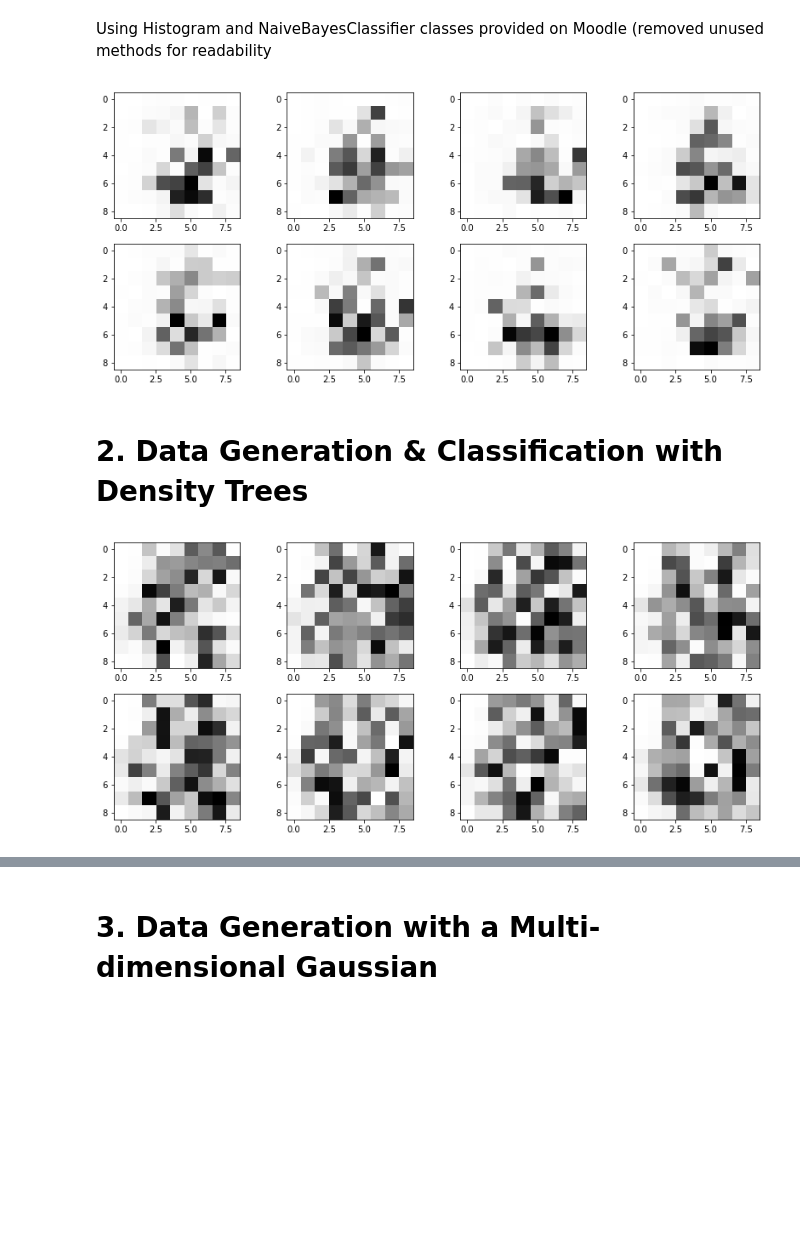
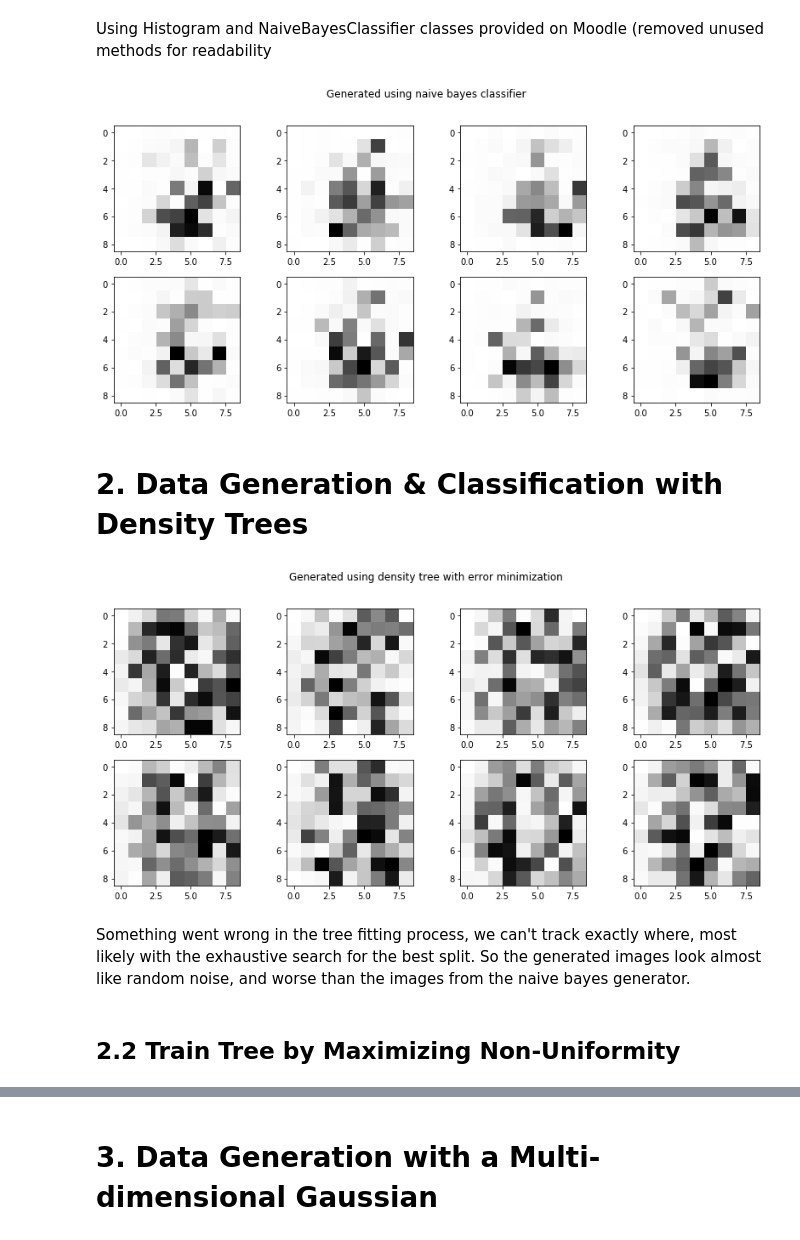
Before and after one commit to Simske/ML, a Jupyter notebook: ex04/generative-models.ipynb, the cells around one changed output, grey strips where cells are left out. Cells and saved outputs as stored; diff of their text form; code cells hidden in the pictures; blank space fills up the shorter version.

Commit message:
ex04 finished, but density trees still don't work

```diff
--- a/ex04/generative-models.ipynb
+++ b/ex04/generative-models.ipynb
@@ -12,7 +13,10 @@ with h5py.File('digits.h5')as f:
     images = f['images'].value
     labels = f['labels'].value
 
+def pic_reshape(images):
+    s = images.shape
+    return images.reshape(s[0], s[1] * s[2])
 # normalize data
-images = images/np.max(images)
+images = pic_reshape(images)/np.max(images)
 print(images.shape)
 # %% [output]
@@ -24,7 +28,6 @@ digit = 6
 # %%
 mask = labels == digit
 x = images[mask]
-x = x.reshape(x.shape[0], x.shape[1] * x.shape[2])
 y = labels[mask]
 # %% [markdown]
 Plot of random images from digit dataset
@@ -122,9 +126,10 @@ def sample_naive_bayes(nb, digit):
     return image.reshape(9,9)
 # %%
 fig, axes = plt.subplots(2, 4, figsize=(14, 6))
+fig.suptitle("Generated using naive bayes classifier")
 for ax in axes.flatten():
     ax.imshow(sample_naive_bayes(nb, digit), cmap='Greys')
 # %% [output]
-[figure, old version]
+[figure, new version]
 # %% [markdown]
 # 2. Data Generation & Classification with Density Trees
@@ -233,5 +250,14 @@ def fit_density_tree1(features, tau):
         i += 1
     return root
+# %%
+def score_sqr(V, N, Ntot, Nl, Vl, Nr, Vr):
+    "Scoring function to minimize squared error"
+    p = N / Ntot / V
+    pl = Nl / Ntot / Vl
+    pr = Nr / Ntot / Vr
+    return -(-p**2 * V**2 + pl**2 * Vl + pr**2 * Vr)
+def fit_density_tree1(features, tau):
+    return fit_density_tree(features, tau, score_sqr)
 # %%
 tree1 = fit_density_tree1(x, 50)
 # %%
@@ -256,16 +282,26 @@ traverse_tree(tree1, prob_check)
 # %%
 def sample_density_tree(node):
+    "Sample image from density tree"
     t = np.random.random()
+    # find leaf using tree probabilities
     while node.left is not None:
         if t <= node.prob:
             node = node.left
         else:
             t -= node.prob
             node = node.right
-    return np.fromiter((np.random.uniform(*box) for box in node.bbox), dtype='float', count=node.bbox.shape[0]).reshape(9,9)
+    # sample uniformly from bin
+    return np.fromiter((np.random.uniform(*box) for box in node.bbox),
+                       dtype='float', count=node.bbox.shape[0]).reshape(9,9)
 # %%
 fig, axes = plt.subplots(2, 4, figsize=(14, 6))
+fig.suptitle("Generated using density tree with error minimization")
 for ax in axes.flatten():
     ax.imshow(sample_density_tree(tree1), cmap='Greys')
 # %% [output]
-[figure, old version]
+[figure, new version]
+# %% [markdown]
+Something went wrong in the tree fitting process, we can't track exactly where, most likely with the exhaustive search for the best split.
+So the generated images look almost like random noise, and worse than the images from the naive bayes generator.
+# %% [markdown]
+## 2.2 Train Tree by Maximizing Non-Uniformity
```
Also changed, not shown: parts of 19 cells of this notebook.
